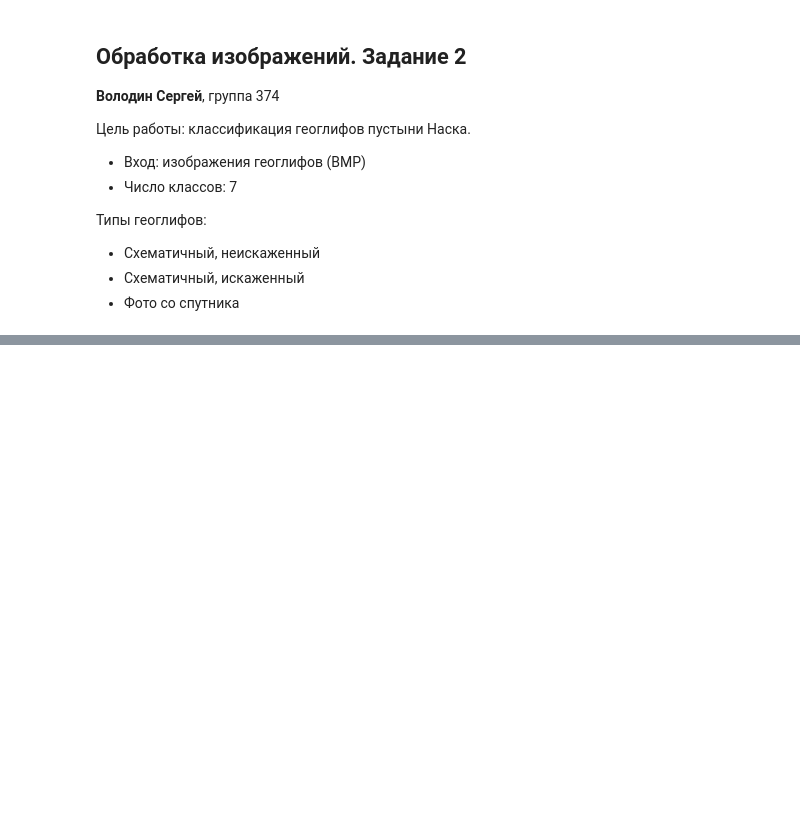
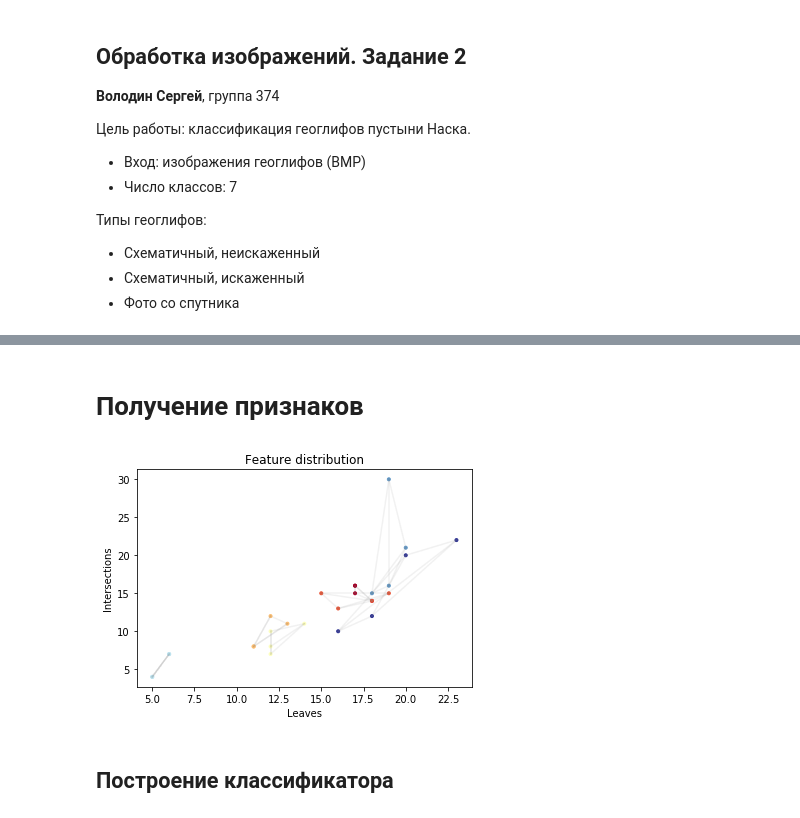
Before and after one commit to etoestja/inf, a Jupyter notebook: mipt/s8/ImageProcessing/2/Images2.ipynb, the cells around one changed output, grey strips where cells are left out. Drawn from its saved outputs; the diff is of its cells as text; code cells hidden in the pictures; blank space fills up the shorter version.

Commit message:
Add classificator to Images2

```diff
--- a/mipt/s8/ImageProcessing/2/Images2.ipynb
+++ b/mipt/s8/ImageProcessing/2/Images2.ipynb
@@ -157,0 +127,39 @@ cmap = {0: ''}
+# %% [markdown]
+# Получение признаков
+# %%
+def process_shot(i, imc = imc):
+    ''' Получить признаки для индекса i в коллекции '''
+    c_l, c_i, _, _, _ = process_image(imc[i])
+    return c_l, c_i
+# %%
+cmap = plt.cm.get_cmap('RdYlBu')
+def plot_features(features, labels, marker = '.'):
+    ''' Распределение признаков и одинаковые классы '''
+    plt.scatter(features[:,0], features[:,1], c = labels, cmap = cmap, marker = marker)
+def plot_title():
+    plt.title('Feature distribution')
+    plt.xlabel('Leaves')
+    plt.ylabel('Intersections')
+def plot_lines(features, labels):
+    N = features.shape[0]
+    for i in range(N):
+        p1 = (features[i,0], features[i,1])
+        for j in range(N):
+            p2 = (features[j,0], features[j,1])
+            if labels[i] == labels[j]:
+                plt.plot((p1[0], p2[0]), (p1[1], p2[1]), color='gray', alpha = 0.05)
+# %%
+def get_features_collection():
+    num_cores = multiprocessing.cpu_count()
+    features = Parallel(n_jobs = num_cores)(delayed(process_shot)(i) for i in range(N))
+    return np.array(features)
+# %%
+X = get_features_collection()
+# %%
+plot_features(X, y)
+plot_lines(X, y)
+plot_title()
+# %% [output]
+[figure, added]
+# %% [markdown]
+## Построение классификатора
```
Also changed, not shown: parts of 38 cells of this notebook.
